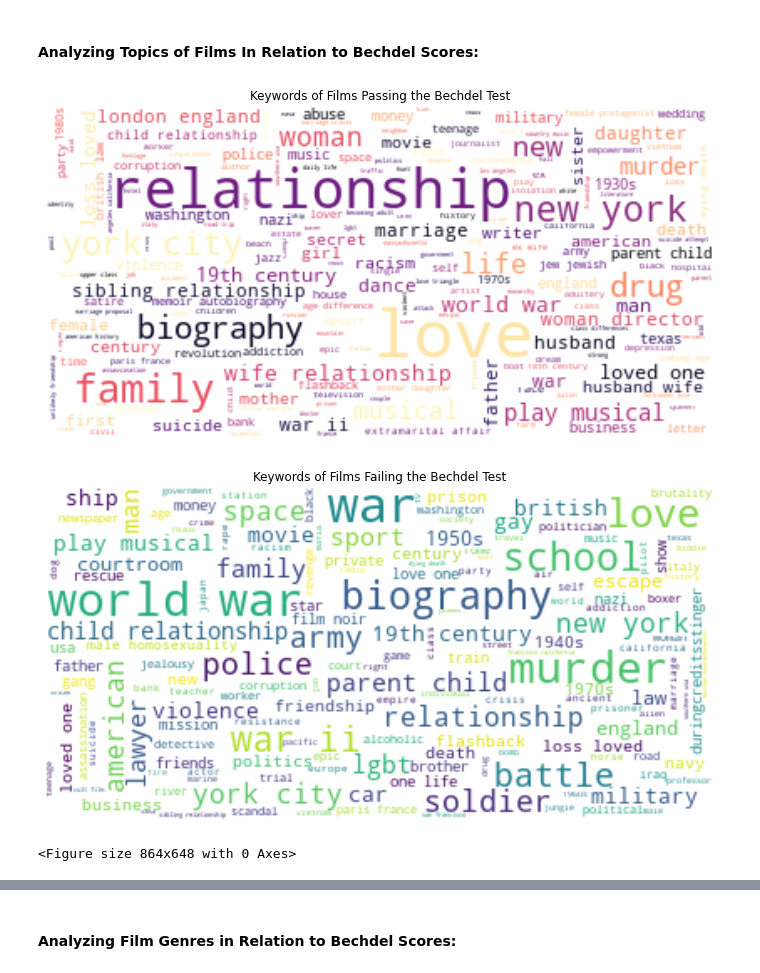
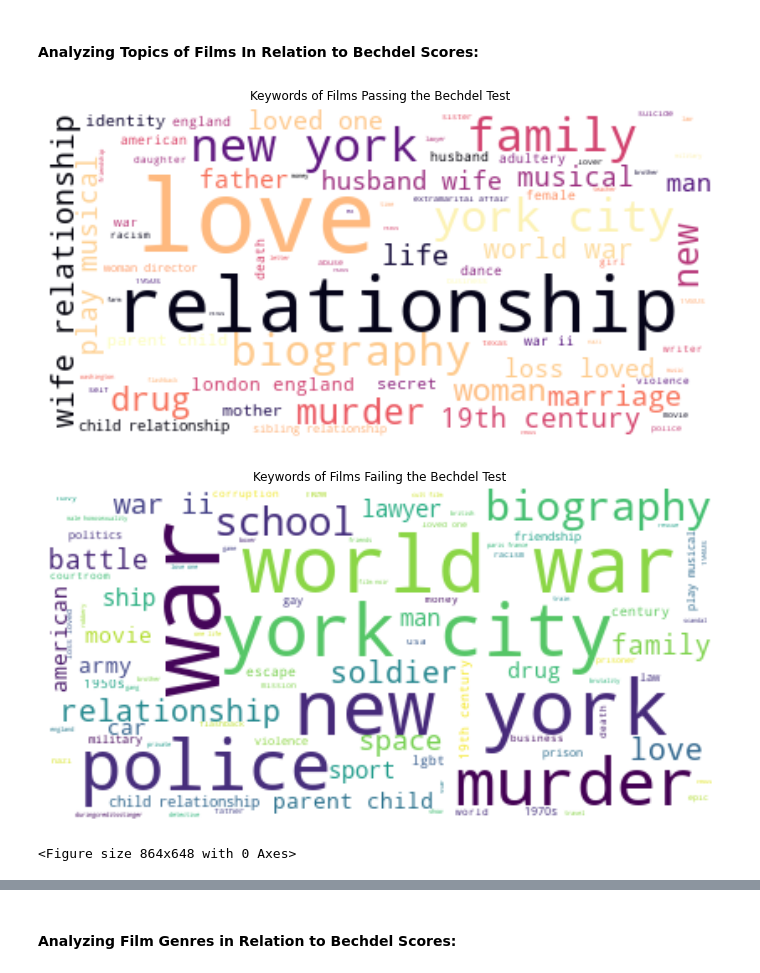
Before and after one commit to maitreyirajaram/oscar-awards-analysis, a Jupyter notebook: MovieAnalysis.ipynb, the cells around one changed output, grey strips where cells are left out. Drawn from its saved outputs; the diff is of its cells as text; code cells hidden in the pictures.

```diff
--- a/MovieAnalysis.ipynb
+++ b/MovieAnalysis.ipynb
@@ -157,37 +152,37 @@ def bechdel_keywords_cloud(df):
     pass_keywords = []
     for row in bechdel_pass['Keywords']:
         for word in row:
             pass_keywords.append(word)
     pass_text = " ".join(pass_keywords)
 
     # generate a word cloud of keywords of all films that pass the Bechdel Test
-    pass_keyword_cloud = WordCloud(stopwords=stopwords, max_font_size=40, relative_scaling=1, max_words=400, background_color="white", colormap='magma').generate(pass_text)
+    pass_keyword_cloud = WordCloud(stopwords=stopwords, max_font_size=60, relative_scaling=1, max_words=400, background_color="white", colormap='magma').generate(pass_text)
     plt.imshow(pass_keyword_cloud, interpolation='bilinear')
     plt.axis("off")
     plt.title("Keywords of Films Passing the Bechdel Test")
     plt.figure()
 
     fail_keywords = []
     for row in bechdel_fail['Keywords']:
         for word in row:
             fail_keywords.append(word)
     fail_text = " ".join(fail_keywords)
 
     # generate a word cloud of keywords of all films that fail the Bechdel Test
-    fail_keyword_cloud = WordCloud(stopwords=stopwords, max_font_size=30, max_words=400, background_color="white", relative_scaling=1).generate(fail_text)
+    fail_keyword_cloud = WordCloud(stopwords=stopwords, max_font_size=60, max_words=400, background_color="white", relative_scaling=1).generate(fail_text)
     plt.imshow(fail_keyword_cloud, interpolation='bilinear')
     plt.axis("off")
     plt.title("Keywords of Films Failing the Bechdel Test")
     plt.figure()
 
     plt.show()
 
 %matplotlib inline
 plt.rcParams['figure.figsize'] = (12, 9)
 bechdel_keywords_cloud(movies)
 # %% [output]
-[figure, old version]
+[figure, new version]
-[figure, old version]
+[figure, new version]
 <Figure size 864x648 with 0 Axes>
 # %% [markdown]
 Analysis:
```
Also changed, not shown: parts of 7 cells of this notebook, 1 other file.
